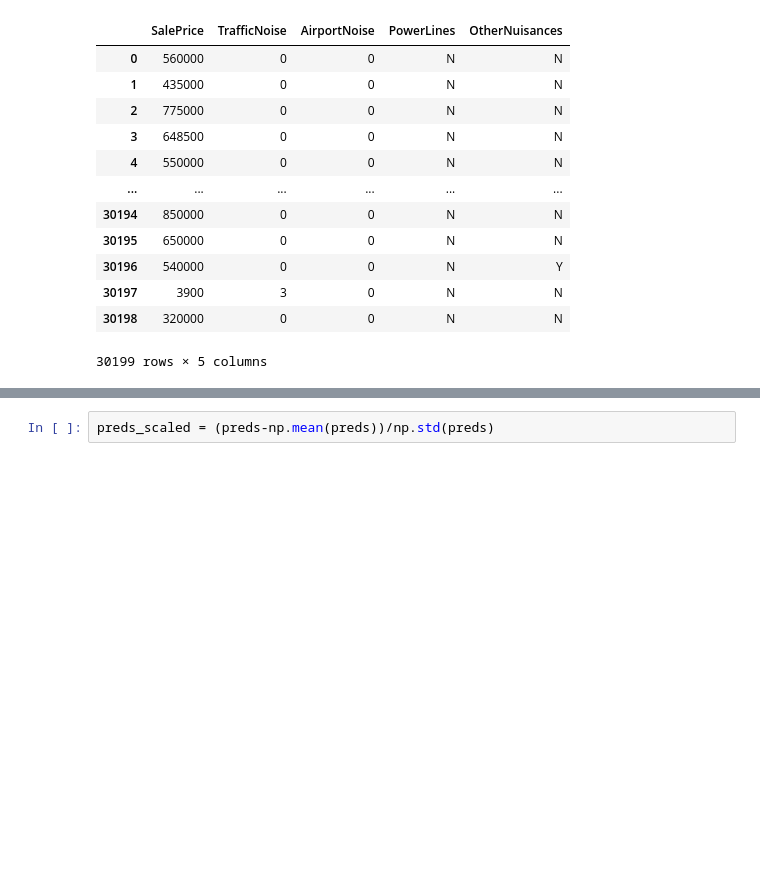
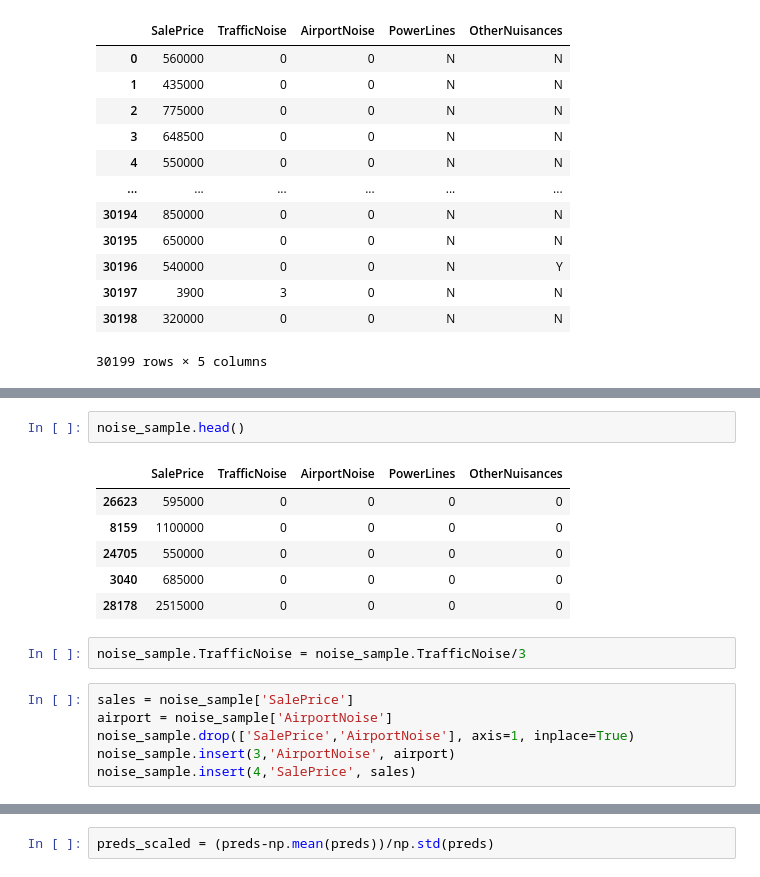
Before and after one commit to ghPRao/phase_2_project_chicago-sf-seattle-ds-082420, a Jupyter notebook: eda/sam_EDA.ipynb, the cells around one changed output, grey strips where cells are left out. Saved outputs shown, nothing was run; the diff lists cells and outputs as text; blank space fills up the shorter version.

```diff
--- a/eda/sam_EDA.ipynb
+++ b/eda/sam_EDA.ipynb
@@ -296,0 +303,17 @@ preds = noise_sample.drop('SalePrice', axis=1, inplace=False)
+# %%
+noise_sample.head()
+# %% [output]
+|  | SalePrice | TrafficNoise | AirportNoise | PowerLines | OtherNuisances |
+| 26623 | 595000 | 0 | 0 | 0 | 0 |
+| 8159 | 1100000 | 0 | 0 | 0 | 0 |
+| 24705 | 550000 | 0 | 0 | 0 | 0 |
+| 3040 | 685000 | 0 | 0 | 0 | 0 |
+| 28178 | 2515000 | 0 | 0 | 0 | 0 |
+# %%
+noise_sample.TrafficNoise = noise_sample.TrafficNoise/3
+# %%
+sales = noise_sample['SalePrice']
+airport = noise_sample['AirportNoise']
+noise_sample.drop(['SalePrice','AirportNoise'], axis=1, inplace=True)
+noise_sample.insert(3,'AirportNoise', airport)
+noise_sample.insert(4,'SalePrice', sales)
```
Also changed, not shown: parts of 32 cells of this notebook, 4 other files.
